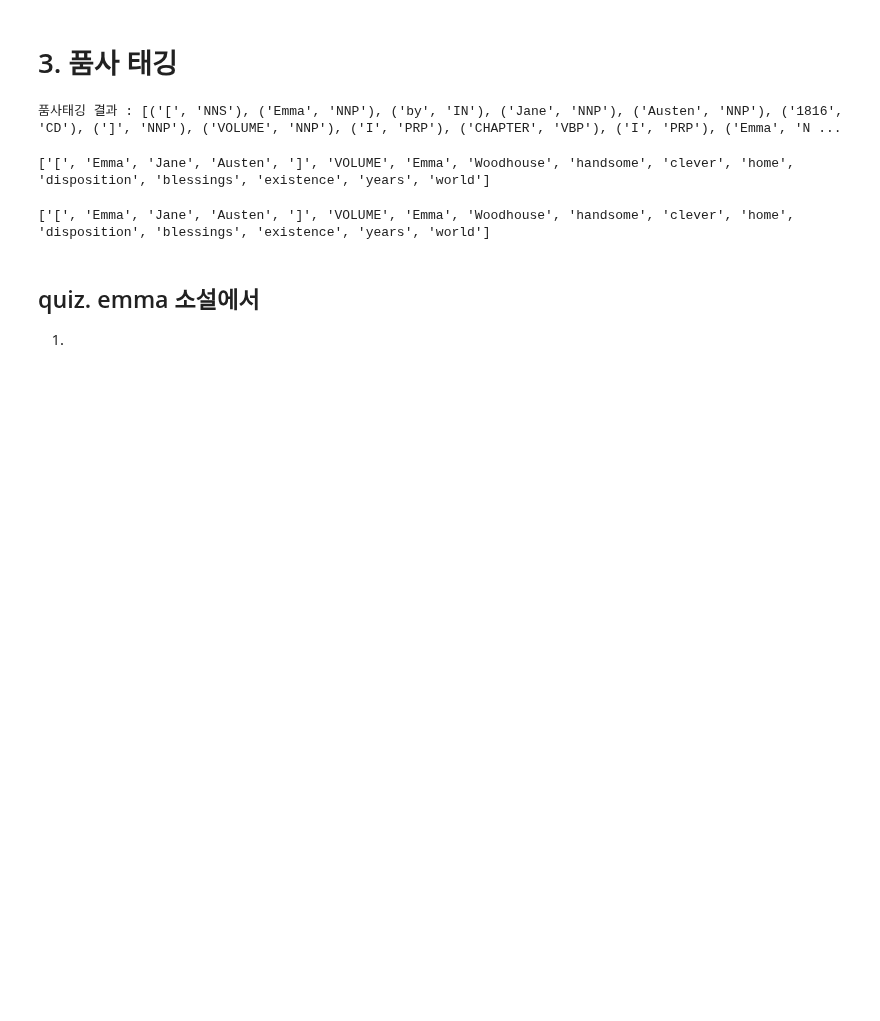
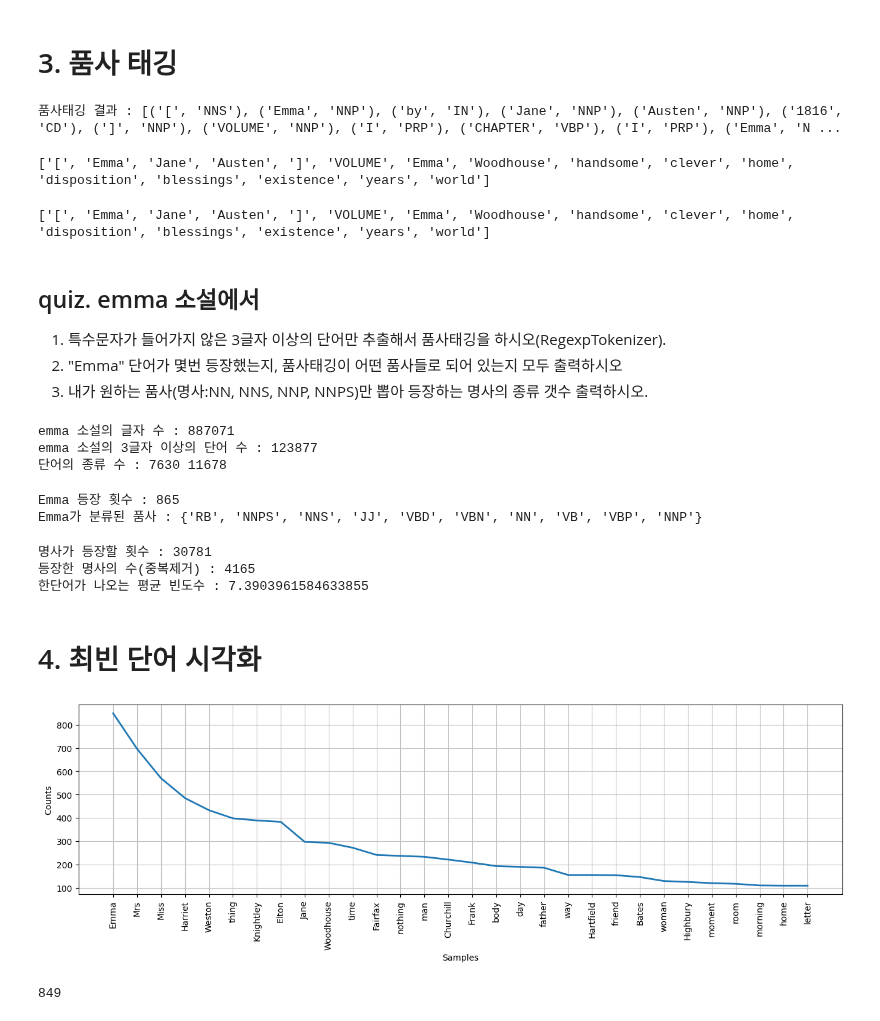
Before and after one commit to hurjoung/ai, a Jupyter notebook: source/07_자연어처리/ch1_NLTK자연어처리(Eng).ipynb, the cells around one changed output. Drawn from its saved outputs; the diff is of its cells as text; code cells hidden in the pictures; blank space fills up the shorter version.

```diff
--- a/source/07_자연어처리/ch1_NLTK자연어처리(Eng).ipynb
+++ b/source/07_자연어처리/ch1_NLTK자연어처리(Eng).ipynb
@@ -156,4 +156,67 @@ print(nouns_list)
 ['[', 'Emma', 'Jane', 'Austen', ']', 'VOLUME', 'Emma', 'Woodhouse', 'handsome', 'clever', 'home', 'disposition', 'blessings', 'existence', 'years', 'world']
 # %% [markdown]
 ## quiz. emma 소설에서
-1.
+ 1. 특수문자가 들어가지 않은 3글자 이상의 단어만 추출해서 품사태깅을 하시오(RegexpTokenizer).
+ 2. "Emma" 단어가 몇번 등장했는지, 품사태깅이 어떤 품사들로 되어 있는지 모두 출력하시오
+ 3. 내가 원하는 품사(명사:NN, NNS, NNP, NNPS)만 뽑아 등장하는 명사의 종류 갯수 출력하시오.
+# %%
+#1.특수문자가 들어가지 않은 3글자 이상의 단어만 추출해서 품사태깅
+from nltk.tokenize import RegexpTokenizer
+from nltk.tag import pos_tag
+tokenizer = RegexpTokenizer('\w{3,}')
+emma_words = tokenizer.tokenize(emma)
+emma_tags  = pos_tag(emma_words)
+print('emma 소설의 글자 수 :', len(emma))
+print('emma 소설의 3글자 이상의 단어 수 :', len(emma_words))
+print('단어의 종류 수 :', len(set(emma_words)), len(set(emma_tags)))
+# %% [output]
+emma 소설의 글자 수 : 887071
+emma 소설의 3글자 이상의 단어 수 : 123877
+단어의 종류 수 : 7630 11678
+# %%
+# 2."Emma" 단어가 몇번 등장했는지, 품사태깅이 Emma가 어떤 품사들로 되어 있는지 모두 출력
+# pos = set() # Emma의 품사들
+# cnt = 0 # Emma 등장 횟수
+# for word, tag in emma_tags:
+#     if word=='Emma':
+#         cnt += 1
+#         pos.add(tag)
+tags = [tag for word, tag in emma_tags if word=='Emma']
+cnt = len(tags)
+pos = set(tags)
+print('Emma 등장 횟수 :', cnt)
+print('Emma가 분류된 품사 :', pos)
+# %% [output]
+Emma 등장 횟수 : 865
+Emma가 분류된 품사 : {'RB', 'NNPS', 'NNS', 'JJ', 'VBD', 'VBN', 'NN', 'VB', 'VBP', 'NNP'}
+# %%
+# 3.emma에서 내가 원하는 품사(명사:NN, NNS, NNP, NNPS)만 뽑아 등장하는 명사의 종류 갯수 출력
+tags = ['NN', 'NNS', 'NNP', 'NNPS']
+# nouns_list = []
+# for token, tag in emma_tags:
+#     if tag in tags:
+#         nouns_list.append(token)
+nouns_list = [token for token, tag in emma_tags if tag in tags]
+print('명사가 등장할 횟수 :', len(nouns_list))
+print('등장한 명사의 수(중복제거) :', len(set(nouns_list)))
+print('한단어가 나오는 평균 빈도수 :', len(nouns_list)/len(set(nouns_list)))
+# %% [output]
+명사가 등장할 횟수 : 30781
+등장한 명사의 수(중복제거) : 4165
+한단어가 나오는 평균 빈도수 : 7.3903961584633855
+# %% [markdown]
+# 4. 최빈 단어 시각화
+# %%
+import matplotlib.pyplot as plt
+# Text : 단어리스트와 관련된 빈도 분석이나 단어검색을 쉽게 할 수 있는 도구
+from nltk import Text
+plt.figure(figsize=(16,4))
+emma_text = Text(nouns_list)
+emma_text.plot(30)
+plt.show()
+# %% [output]
+[figure, added]
+# %%
+emma_text.count('Emma')
+# %% [output]
+849
```
Also changed, not shown: parts of 4 cells of this notebook, 13 other files.
